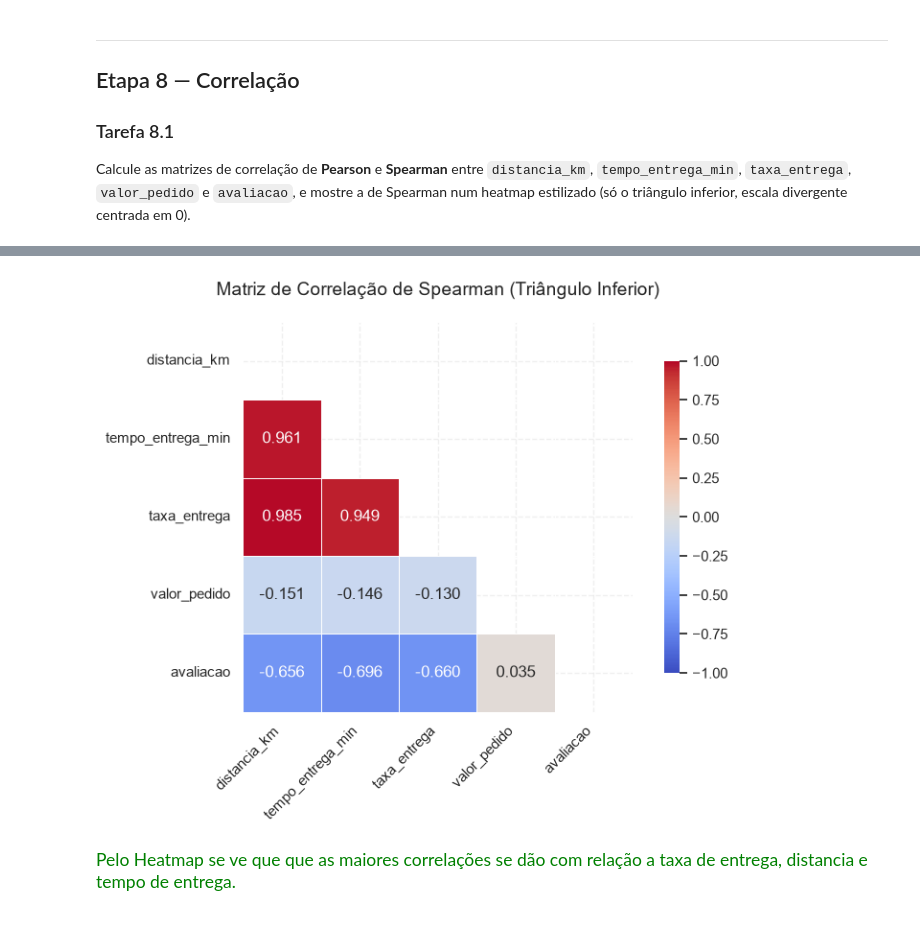
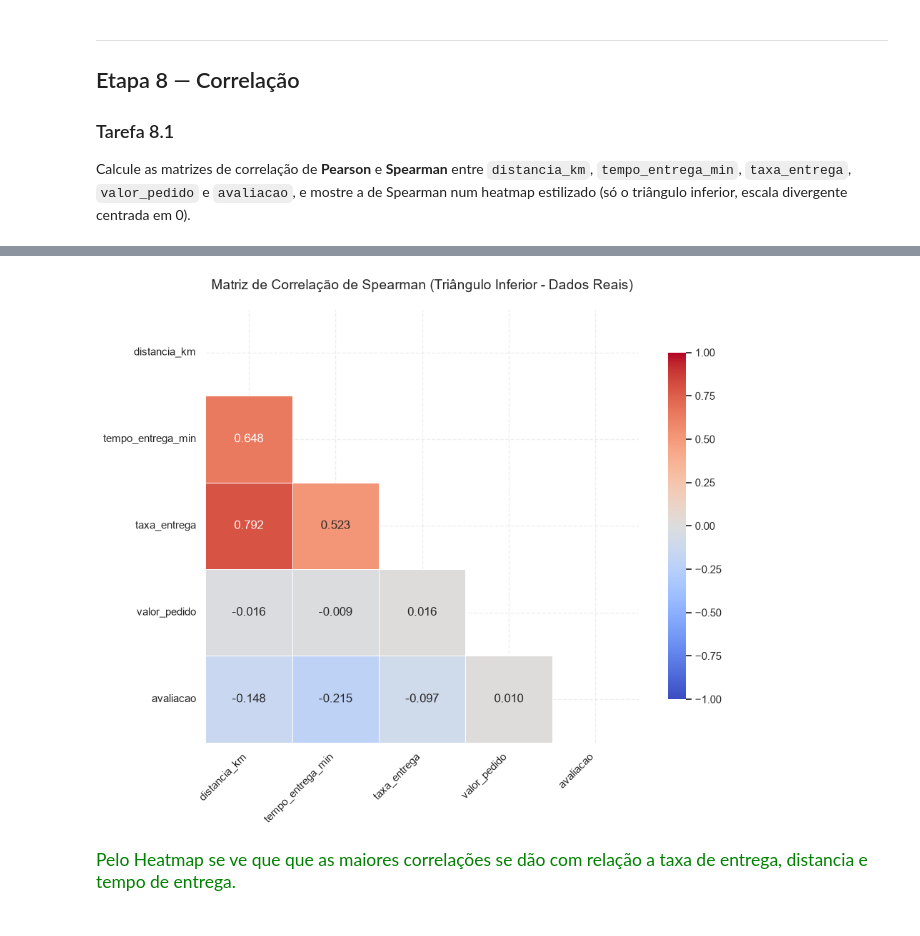
Before and after one commit to eduardoschlemer/TRABALHO-FINAL-ANALISE-EXPLORATORIA, a Jupyter notebook: projeto_final.ipynb, the cells around one changed output, grey strips where cells are left out. Saved outputs shown, nothing was run; the diff lists cells and outputs as text; code cells hidden in the pictures.

```diff
--- a/projeto_final.ipynb
+++ b/projeto_final.ipynb
@@ -2451,57 +2483,34 @@ Para cada gráfico de 7.1 a 7.8, explique em **uma linha** por que esse tipo de
 ### Tarefa 8.1
 Calcule as matrizes de correlação de **Pearson** e **Spearman** entre `distancia_km`, `tempo_entrega_min`, `taxa_entrega`, `valor_pedido` e `avaliacao`, e mostre a de Spearman num heatmap estilizado (só o triângulo inferior, escala divergente centrada em 0).
 # %%
-# Criar um dataset simulado plausível para delivery
-np.random.seed(42)
-n = 100
-distancia = np.random.uniform(1, 15, n)
-# tempo depende fortemente da distancia
-tempo = distancia * 4 + np.random.normal(10, 5, n)
-# taxa depende da distancia
-taxa = distancia * 1.5 + np.random.normal(2, 1, n)
-# valor do pedido
-valor = np.random.exponential(50, n) + 15
-# avaliacao tem relacao inversa fraca com tempo
-avaliacao = 5 - (tempo / 30) + np.random.normal(0, 0.5, n)
-avaliacao = np.clip(avaliacao, 1, 5)
+# =====================================================================
+# TAREFA 8.1 — MATRIZ DE CORRELAÇÃO COM OS DADOS REAIS DO PROJETO
+# =====================================================================
 
-df = pd.DataFrame({
-    'distancia_km': distancia,
-    'tempo_entrega_min': tempo,
-    'taxa_entrega': taxa,
-    'valor_pedido': valor,
-    'avaliacao': avaliacao
-})
+# 1. Selecionar apenas as colunas numéricas da sua base limpa real (df)
+colunas_numericas = ['distancia_km', 'tempo_entrega_min', 'taxa_entrega', 'valor_pedido', 'avaliacao']
 
-pearson = df.corr(method='pearson')
-spearman = df.corr(method='spearman')
+# Criar um DataFrame auxiliar contendo apenas essas colunas sem nulos para as matrizes
+df_num = df[colunas_numericas].dropna()
 
-print("Pearson:")
+# 2. Calcular as matrizes de correlação com a base real do projeto
+pearson = df_num.corr(method='pearson')
+spearman = df_num.corr(method='spearman')
+
+print("Matriz de Pearson (Base Real):")
 print(pearson.round(3))
-print("\nSpearman:")
+print("\nMatriz de Spearman (Base Real):")
 print(spearman.round(3))
 
-# 1. Criar a matriz com os coeficientes de Spearman fornecidos
-dados = {
-    'distancia_km': [1.000, 0.961, 0.985, -0.151, -0.656],
-    'tempo_entrega_min': [0.961, 1.000, 0.949, -0.146, -0.696],
-    'taxa_entrega': [0.985, 0.949, 1.000, -0.130, -0.660],
-    'valor_pedido': [-0.151, -0.146, -0.130, 1.000, 0.035],
-    'avaliacao': [-0.656, -0.696, -0.660, 0.035, 1.000]
-}
+# 3. Configurar a máscara para ocultar o triângulo superior (incluindo a diagonal)
+mask = np.triu(np.ones_like(spearman, dtype=bool))
 
-variaveis = ['distancia_km', 'tempo_entrega_min', 'taxa_entrega', 'valor_pedido', 'avaliacao']
-df_corr = pd.DataFrame(dados, index=variaveis, columns=variaveis)
+# 4. Configurar a janela do gráfico
+plt.figure(figsize=(10, 8))
 
-# 2. Configurar a máscara para ocultar o triângulo superior (incluindo a diagonal)
-mask = np.triu(np.ones_like(df_corr, dtype=bool))
-
-# 3. Configurar a janela do gráfico
-plt.figure(figsize=(8, 6))
-
-# 4. Desenhar o heatmap estilizado
+# 5. Desenhar o heatmap estilizado com a paleta divergente e escala rigidamente centrada em 0
 sns.heatmap(
-    df_corr,
+    spearman,
     mask=mask,
     cmap='coolwarm',       # Paleta divergente (azul para negativo, vermelho para positivo)
     vmax=1,                # Valor máximo da escala
@@ -2514,12 +2523,12 @@ sns.heatmap(
     cbar_kws={"shrink": .8} # Ajusta o tamanho da barra de cores
 )
 
-# 5. Ajustes estéticos de título e layout
-plt.title('Matriz de Correlação de Spearman (Triângulo Inferior)', fontsize=14, pad=20)
+# 6. Ajustes estéticos de título e layout
+plt.title('Matriz de Correlação de Spearman (Triângulo Inferior - Dados Reais)', fontsize=14, pad=20)
 plt.xticks(rotation=45, ha='right')
 plt.yticks(rotation=0)
 plt.tight_layout()
 
-# 6. Exibir o gráfico
+# 7. Exibir o gráfico
 plt.show()
 # %% [output]
@@ -2543,4 +2552,4 @@ avaliacao                 0.035      1.000
-[figure, old version]
+[figure, new version]
 # %% [markdown]
 <span style="color:green; font-size:125%">Pelo Heatmap se ve que que as maiores correlações se dão com relação a taxa de entrega, distancia e tempo de entrega.</span>
 <br><br>
```
Also changed, not shown: parts of 24 cells of this notebook, 3 other files.
